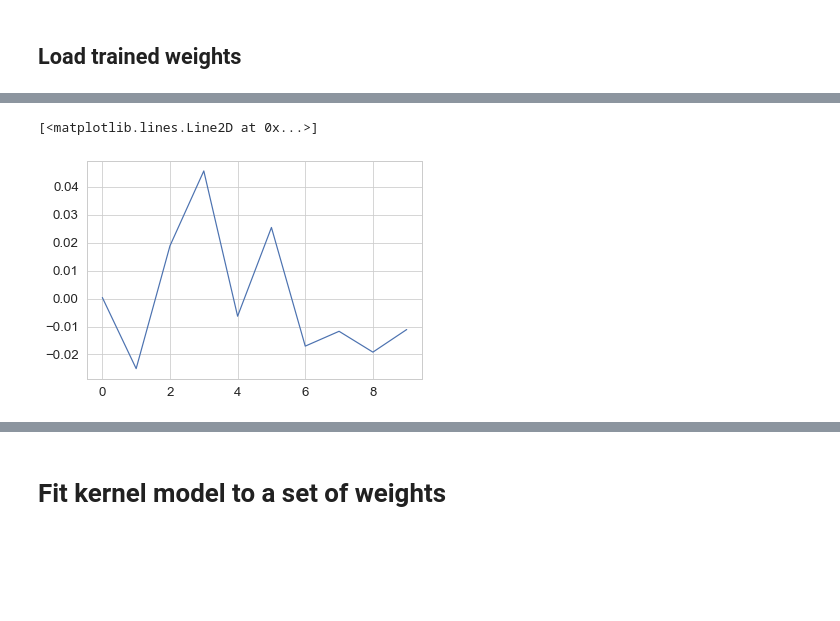
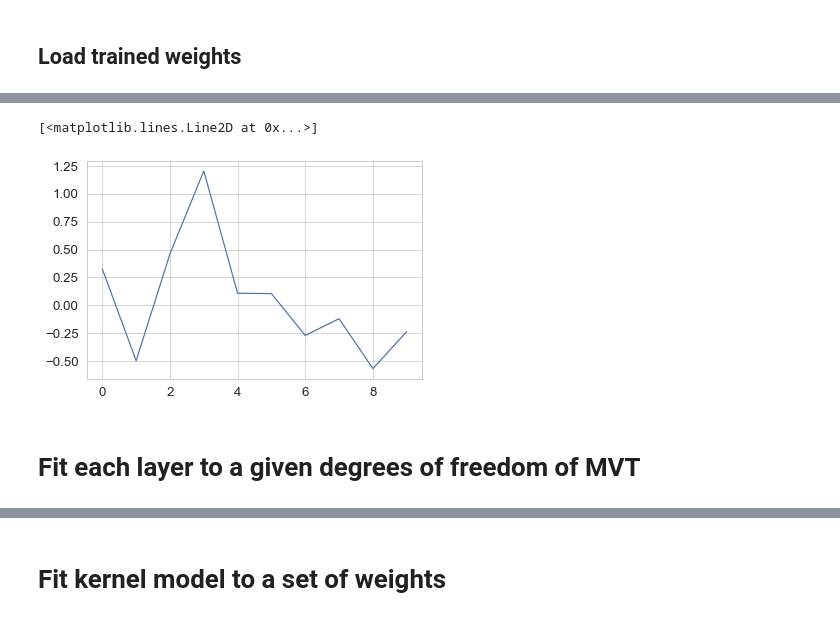
Before and after one commit to ratschlab/bnn_priors, a Jupyter notebook: experiments/3.4_Analyse_empirical_weight_distributions.ipynb, the cells around one changed output, grey strips where cells are left out. Drawn from its saved outputs; the diff is of its cells as text; code cells hidden in the pictures; blank space fills up the shorter version.

Commit message:
Latest figures in the paper

```diff
--- a/experiments/3.4_Analyse_empirical_weight_distributions.ipynb
+++ b/experiments/3.4_Analyse_empirical_weight_distributions.ipynb
@@ -223,4 +213,0 @@ samples['module.layer1.0.bn2.weight'][-1].shape
-# %%
-import h5py
-samples = h5py.File(samples_file, "r")
-#samples = load_samples(samples_file)
@@ -252,0 +216,18 @@ conv_keys = [k for k in samples.keys() if "conv" in k and "weight" in k]
+# %%
+import pickle
+import collections
+
+def collect_weights():
+    samples = collections.defaultdict( lambda: [], {})
+    for i in range(10):
+        try:
+            s = load_samples(f"../logs/0_3_cifar10_sgd/{i}/samples.pt", idx=-1, keep_steps=False)
+        except pickle.UnpicklingError:
+            continue
+        assert len(samples.keys()) == 0 or set(s.keys()) == set(samples.keys())
+        for k in s.keys():
+            samples[k].append(s[k])
+    return {k: torch.stack(v, dim=0) for k, v in samples.items()}
+# %%
+samples = collect_weights()
+samples
@@ -253,5 +252,5 @@ conv_keys = [k for k in samples.keys() if "conv" in k and "weight" in k]
 # %%
-plt.plot(samples["module.linear.bias"][-1, :])
+plt.plot(samples["net.module.linear.bias_prior.p"][-1, :])
 # %% [output]
 [<matplotlib.lines.Line2D at 0x...>]
-[figure, old version]
+[figure, new version]
@@ -267,0 +257,2 @@ weights_reshaped = {name : weight.reshape(weight.shape[0]*weight.shape[1], -1) f
+# %% [markdown]
+# Fit each layer to a given degrees of freedom of MVT
```
Also changed, not shown: parts of 20 cells of this notebook, 10 other files.
